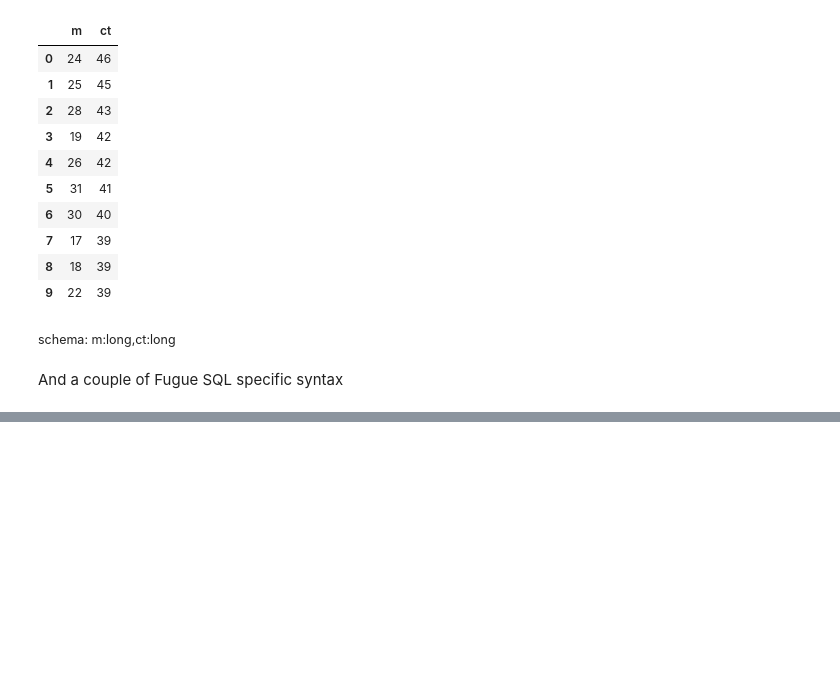
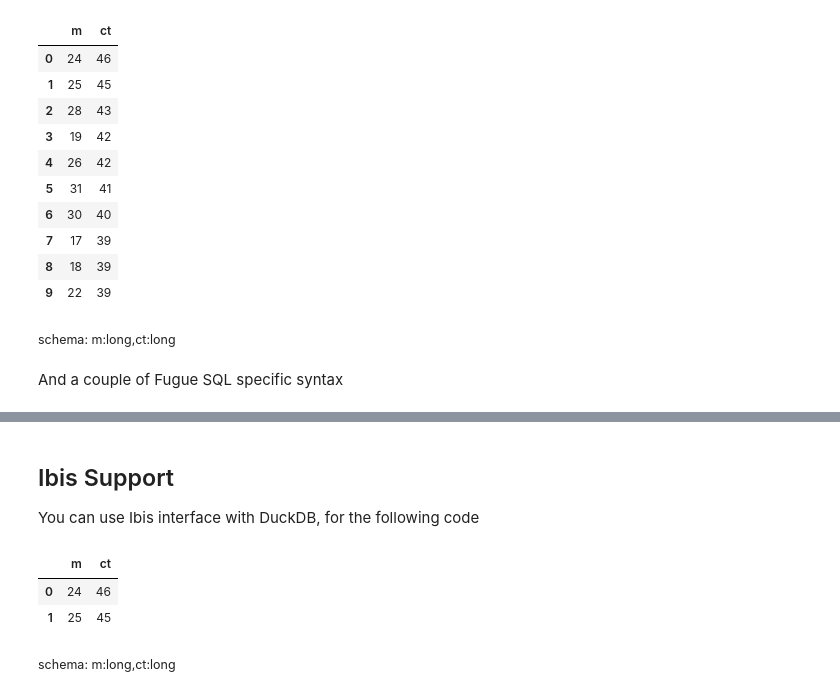
Before and after one commit to fugue-project/tutorials, a Jupyter notebook: tutorials/integrations/duckdb.ipynb, the cells around one changed output, grey strips where cells are left out. Saved outputs shown, nothing was run; the diff lists cells and outputs as text; code cells hidden in the pictures; blank space fills up the shorter version.

```diff
--- a/tutorials/integrations/duckdb.ipynb
+++ b/tutorials/integrations/duckdb.ipynb
@@ -254,0 +327,16 @@ schema: a:str,c:datetime,d:bool
+# %% [markdown]
+## Ibis Support
+
+You can use Ibis interface with DuckDB, for the following code
+# %%
+%%fsql duck
+df1 = LOAD "/tmp/df1.parquet"
+top2 = SELECT a, SUM(b) AS b GROUP BY a ORDER BY b DESC LIMIT 2
+top_groups = SELECT df1.* FROM df1 INNER JOIN top2 ON df1.a = top2.a
+SELECT minute(c) AS m, COUNT(*) AS ct GROUP BY 1 ORDER BY 2 DESC
+PRINT 2 ROWS
+# %% [output]
+|  | m | ct |
+| 0 | 24 | 46 |
+| 1 | 25 | 45 |
+schema: m:long,ct:long
```
Also changed, not shown: parts of 15 cells of this notebook, 5 other files.
